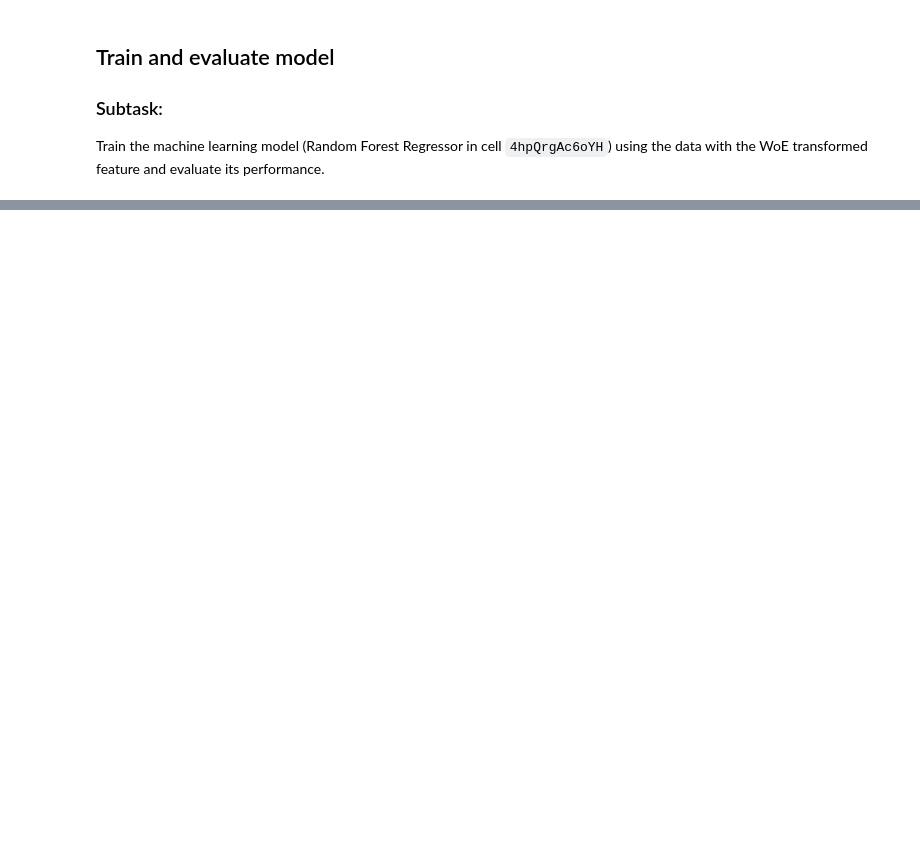
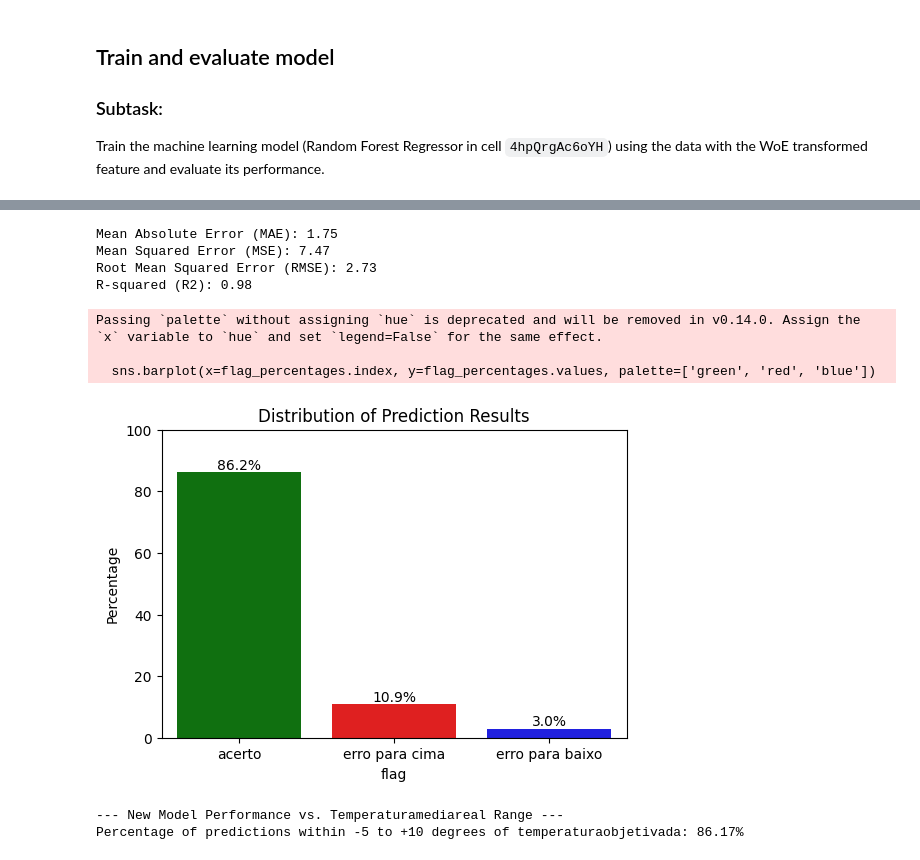
Before and after one commit to AlexiaOberdiek/Projeto-Evcomx, a Jupyter notebook: Projeto_Evcomx.ipynb, the cells around one changed output, grey strips where cells are left out. Cells and saved outputs as stored; diff of their text form; code cells hidden in the pictures; blank space fills up the shorter version.

```diff
--- a/Projeto_Evcomx.ipynb
+++ b/Projeto_Evcomx.ipynb
@@ -458,3 +526,8 @@ print("Shape of the filtered DataFrame:", df.shape)
 **Criar uma cópia do dataFrame**
 # %%
 df_copia = df.copy()
+# %%
+# Filter the DataFrame to remove rows where 'flag_original_range' is 'erro'
+df_copia = df_copia[df_copia['flag_original_range'] != 'acerto'].copy()
+
+print("Shape of the filtered DataFrame:", df_copia.shape)
@@ -492,0 +620,5 @@ corr.corr(method='spearman')
+# %%
+# Juntando as colunas 'acoatual' e 'qualidade' em uma nova coluna 'acoqualidade'
+df['acoqualidade'] = df['acoatual'].astype(str) + '_' + df['qualidade'].astype(str)
+df_copia['acoqualidade'] = df_copia['acoatual'].astype(str) + '_' + df_copia['qualidade'].astype(str)
+display(df[['acoatual', 'qualidade', 'acoqualidade']].head())
@@ -492,0 +632,3 @@ corr.corr(method='spearman')
+# %%
+df = df.drop(columns=['acoatual', 'qualidade'])
+df_copia = df_copia.drop(columns=['acoatual', 'qualidade'])
@@ -680,31 +966,75 @@ print(f"Mean Absolute Error (MAE): {mae:.2f}")
 print(f"Mean Squared Error (MSE): {mse:.2f}")
 print(f"Root Mean Squared Error (RMSE): {rmse:.2f}")
 print(f"R-squared (R2): {r2:.2f}")
+# %% [output]
+Mean Absolute Error (MAE): 1.75
+Mean Squared Error (MSE): 7.47
+Root Mean Squared Error (RMSE): 2.73
+R-squared (R2): 0.98
 # %%
 # --- Evaluate new model based on the -5 to +10 degree range from temperaturamediareal ---
 
 temperaturamediareal_test = df.loc[x_test.index, 'temperaturamediareal']
 temperaturaobjetivada_test = df.loc[x_test.index, 'temperaturaobjetivada']
 temperaturasaidafp_test = df.loc[x_test.index,'temperaturasaidafp']
 
 # Calculate the difference between predicted temperaturasaidafp and temperaturamediareal
 difference_pred_media = y_pred_novo - temperaturasaidafp_test
 
 # Calculate the new temperature by adding this difference to temperaturamediareal
 nova_temperatura_pred = temperaturamediareal_test + difference_pred_media
 
 
 # Check if the new calculated temperature is within the desired range of temperaturaobjetivada (-5 to +10)
 # The range is [temperaturaobjetivada - 5, temperaturaobjetivada + 10]
 is_within_range = (nova_temperatura_pred >= temperaturaobjetivada_test - 5) & \
                   (nova_temperatura_pred <= temperaturaobjetivada_test + 10)
 
 
 # Calculate the percentage of predictions within the range
 percentage_within_range = (is_within_range.sum() / len(y_test)) * 100
+# Create flags for different types of errors
+def get_error_flag(row):
+    if row['nova_temperatura_pred'] < row['temperaturaobjetivada_test'] - 5:
+        return 'erro para baixo'
+    elif row['nova_temperatura_pred'] > row['temperaturaobjetivada_test'] + 10:
+        return 'erro para cima'
+    else:
+        return 'acerto'
 
+# Create a DataFrame with the relevant data
+results_df = pd.DataFrame({
+    'nova_temperatura_pred': nova_temperatura_pred,
+    'temperaturaobjetivada_test': temperaturaobjetivada_test
+})
+
+# Apply the error flagging
+results_df['flag'] = results_df.apply(get_error_flag, axis=1)
+
+# Calculate percentages for each category
+flag_percentages = results_df['flag'].value_counts(normalize=True) * 100
+
+# Plot the results
+plt.figure(figsize=(6, 4))
+sns.barplot(x=flag_percentages.index, y=flag_percentages.values, palette=['green', 'red', 'blue'])
+plt.title('Distribution of Prediction Results')
+plt.ylabel('Percentage')
+plt.ylim(0, 100)
+
+# Add percentage labels on the bars
+for i, v in enumerate(flag_percentages):
+    plt.text(i, v, f'{v:.1f}%', ha='center', va='bottom')
+
+plt.show()
 print("\n--- New Model Performance vs. Temperaturamediareal Range ---")
 print(f"Percentage of predictions within -5 to +10 degrees of temperaturaobjetivada: {percentage_within_range:.2f}%")
+# %% [output]
+Passing `palette` without assigning `hue` is deprecated and will be removed in v0.14.0. Assign the `x` variable to `hue` and set `legend=False` for the same effect.
+
+  sns.barplot(x=flag_percentages.index, y=flag_percentages.values, palette=['green', 'red', 'blue'])
+[figure, added]
+--- New Model Performance vs. Temperaturamediareal Range ---
+Percentage of predictions within -5 to +10 degrees of temperaturaobjetivada: 86.17%
 # %%
 # Ensure df_binario is updated with the latest columns including 'c_mean' and 'acoqualidade_woe'
 # Recreate df_binario by dropping original categorical and min/max columns from df,
```
Also changed, not shown: parts of 50 cells of this notebook, 3 other files.
